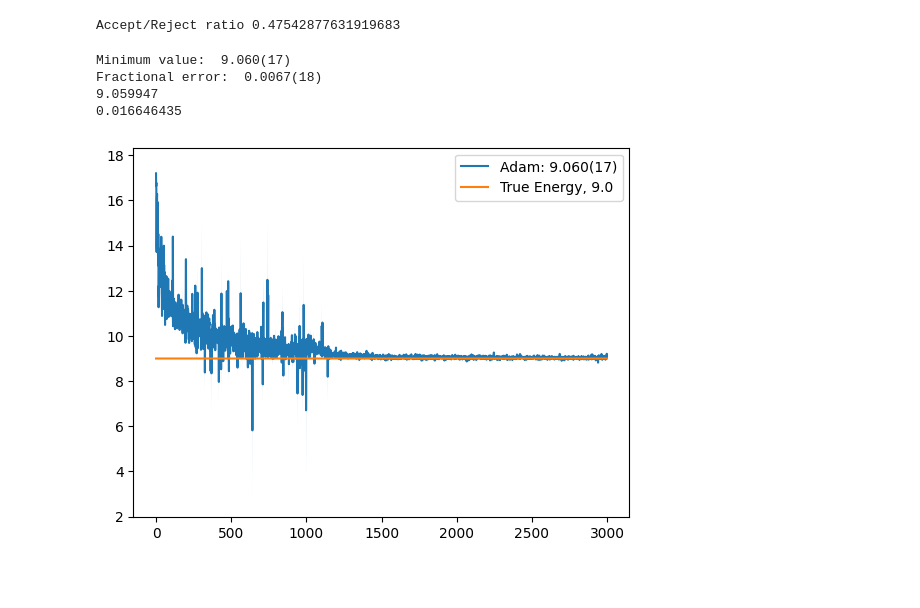
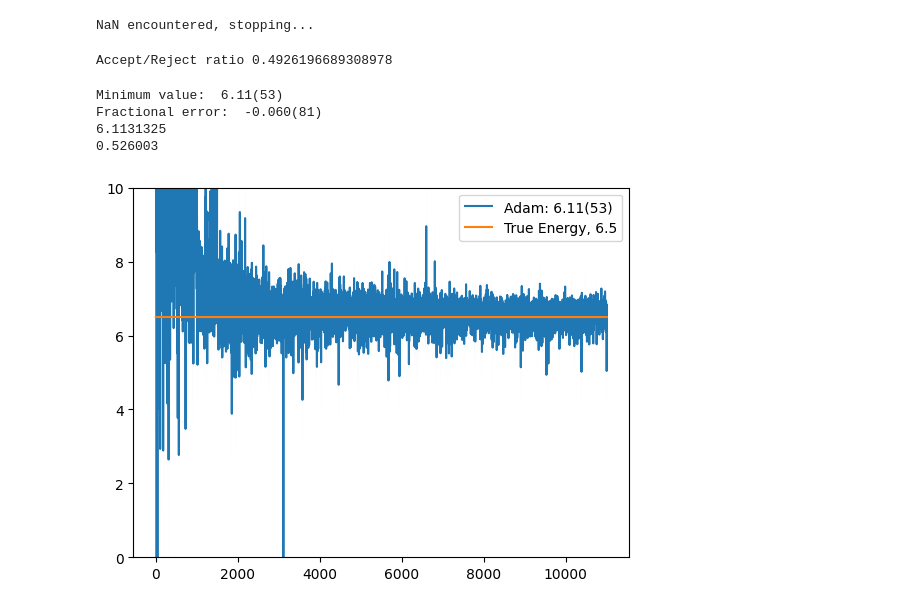
Before and after one commit to hershkumar/summer2022, a Jupyter notebook: neural/fermions/fermi_nn.ipynb, the cells around one changed output. Saved outputs shown, nothing was run; the diff lists cells and outputs as text; code cells hidden in the pictures; blank space fills up the shorter version.

```diff
--- a/neural/fermions/fermi_nn.ipynb
+++ b/neural/fermions/fermi_nn.ipynb
@@ -20,9 +20,8 @@ N_down = N - N_up
 
 FACT_UP = 1/np.sqrt(factorial(N_up))
 FACT_DOWN = 1/np.sqrt(factorial(N_down))
-SYM_DEN = 5
 
-phi_structure = [10, 20, 25, 50, 25, 20, 10]
+phi_structure = [10, 20, 25, 25, 20, 10]
 
 m = 1
 hbar = 1
@@ -101,6 +100,14 @@ def unflatten_params(params):
         start = end
     return weights, biases
 
+# takes in coordinates, and symmetrizes the coordinates from index sym_start to index sym_end
+@partial(jit, static_argnums=(1,2))
+def transform(coords, sym_start, sym_end):
+    C = 2
+    ret = coords.copy()
+    for i in range(sym_start, sym_end + 1):
+        ret = ret.at[i].set(jnp.sum(jnp.power(coords/C, i + 1)))
+    return ret
 
 
 network = gen_params(N, phi_structure, 1)
@@ -118,7 +125,7 @@ def inputs_up(coords, j):
     sym_piece1 = reordered[1:N_up]
     sym_piece2 = reordered[N_up:]
 
-    C = SYM_DEN
+    C = 3.0
 
     new1 = []
     new2 = []
@@ -136,7 +143,7 @@ def inputs_down(coords, j):
     sym_piece1 = reordered[1:N_up+1]
     sym_piece2 = reordered[N_up + 1:]
 
-    num = SYM_DEN
+    num = 3.0
 
     new1 = []
     new2 = []
@@ -188,14 +195,14 @@ def sample(params, num_samples=10**3, thermalization_steps=200, skip_count=50, v
             num_accepted += 1
         if ((step > thermalization_steps) and (step % skip_count == 0)):
             outputs.append(coords_t)
-    # # create a second output array, where the second coordinate is equal to the first coordinate
-    # outputs_prime = outputs.copy()
-    # for i in range(len(outputs)):
-    #     a = np.array(outputs[i])
-    #     a[1] = a[0]
-    #     outputs_prime[i] = jnp.array(a)
-    # return jnp.array(outputs), jnp.array(outputs_prime), num_accepted/num_total
-    return jnp.array(outputs), num_accepted/num_total
+    # create a second output array, where the second coordinate is equal to the first coordinate
+    outputs_prime = outputs.copy()
+    for i in range(len(outputs)):
+        a = np.array(outputs[i])
+        a[1] = a[0]
+        outputs_prime[i] = jnp.array(a)
+    return jnp.array(outputs), jnp.array(outputs_prime), num_accepted/num_total
+
 @jit
 def sample_body(params, coords_t, rand_coords, rand_accepts):
     coords_prime = coords_t + rand_coords
@@ -232,7 +239,7 @@ vgrad_comp = vmap(grad_comp, in_axes=(0, None, None), out_axes = 0)
 
 def gradient(params, num_samples=10**3, thermal=200, skip=50, variation_size=1.0):
     # first sample
-    samples, _= sample(params, num_samples, thermal, skip, variation_size)
+    samples, _, _ = sample(params, num_samples, thermal, skip, variation_size)
     # compute the energy
     psiHpsi = vhpsi(samples, params)
     energy_calc = 1/num_samples * jnp.sum(psiHpsi)
@@ -294,14 +316,16 @@ Accept/Reject ratio 0.3751201691982311
 # %%
 start_params = params
 opt_init, opt_update, get_params = jax_opt.adam(10**(-4))
-resultsa = train(start_params, 10**3, 1000, 0 , 1, .3)
+resultsa = train(start_params, 10**3, 20, 0 , 1, .3)
+# %% [output]
+NaN encountered, stopping...
 # %%
 variation = .4
-print("Accept/Reject ratio", sample(resultsa[3], num_samples=10**3, variation_size=variation)[1])
+print("Accept/Reject ratio", sample(resultsa[3], num_samples=10**3, variation_size=variation)[2])
 # %% [output]
-Accept/Reject ratio 0.47542877631919683
+Accept/Reject ratio 0.4926196689308978
 # %%
-opt_init, opt_update, get_params = jax_opt.adam(10**(-3))
-resultsb = train(resultsa[3], 2000, 400, 0, 5, .4)
+opt_init, opt_update, get_params = jax_opt.adam(10**(-4))
+resultsb = train(resultsa[3], 10000, 10, 0, 100, .4)
 # %%
 variation = .8
@@ -310,7 +334,7 @@ print("Accept/Reject ratio", sample(resultsb[3], num_samples=10**3, variation_si
 opt_init, opt_update, get_params = jax_opt.adam(5*10**(-4))
 resultsc = train(resultsb[3], 500, 10**4, 1000, 100, .8)
 # %%
-true_energy = 1/2 + 1/2 + 3/2 + 3/2 + 5/2 + 5/2
+true_energy = 6.5
 
 total_hists =  resultsa[0] + resultsb[0]
 # + resultsc[0]
@@ -318,40 +342,40 @@ total_hists =  resultsa[0] + resultsb[0]
 # + resultse[0]
 
 # + resultsd[0]
-total_uncerts = resultsa[1] + resultsb[1]
+total_uncerts = resultsa[1]  + resultsb[1]
 # + resultsc[1]
 # + resultsd[1]
 # + resultse[1]
 # + resultsd[1]
 
 # get index of minimum value
 min_val = np.min(total_hists)
 min_val = total_hists[-1]
 min_index = total_hists.index(min_val)
 min_err = total_uncerts[min_index]
 val = gv.gvar(min_val, min_err)
 fractional_error = (val - true_energy)/true_energy
 print("Minimum value: ", val)
 print("Fractional error: ", fractional_error)
 
 plt.plot(np.arange(0, len(total_hists)), total_hists, label="Adam: " + str(val))
 # plt.xlim(1000, 1050)
 # plt.ylim(0, 10)
 # plot the uncertainties
 a_hists = np.array(total_hists)
 a_uncerts = np.array(total_uncerts)
 plt.fill_between(np.arange(0,len(total_hists)), a_hists - a_uncerts, a_hists + a_uncerts, alpha=.4)
 # get the network structure
 plt.plot(np.arange(0, len(total_hists)), [true_energy for x in np.arange(0, len(total_hists))], label=r"True Energy, " + str(round(true_energy,3)))
 pdiff = (min_val - true_energy)/true_energy*100
 # plt.annotate(" Final Percent Diff = " + str(round(pdiff,3)) + "%", xy=(.1, .9), xycoords= 'axes fraction')
 plt.legend()
 print(min_val)
 print(min_err)
 plt.show()
 # %% [output]
-Minimum value:  9.060(17)
-Fractional error:  0.0067(18)
-9.059947
-0.016646435
+Minimum value:  6.11(53)
+Fractional error:  -0.060(81)
+6.1131325
+0.526003
-[figure, old version]
+[figure, new version]
```
Also changed, not shown: parts of 4 cells of this notebook.
